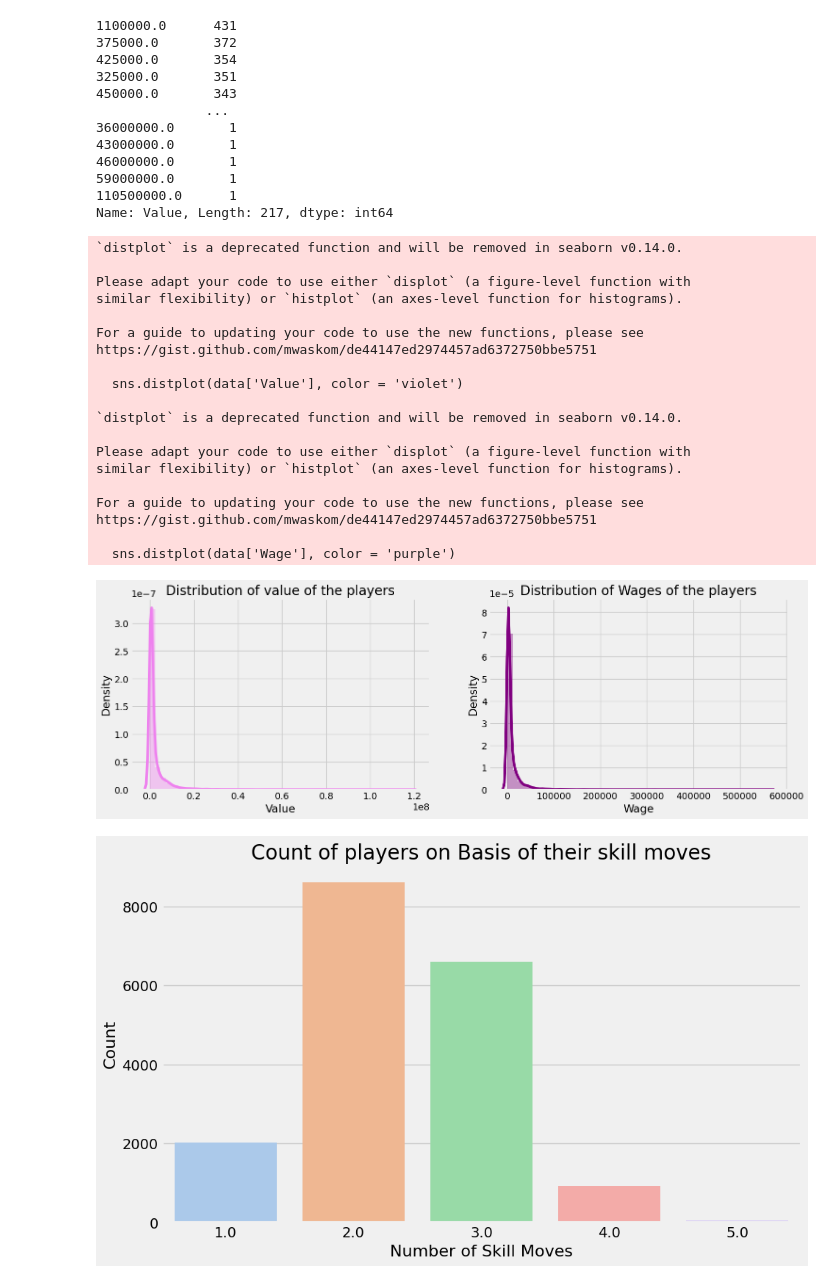
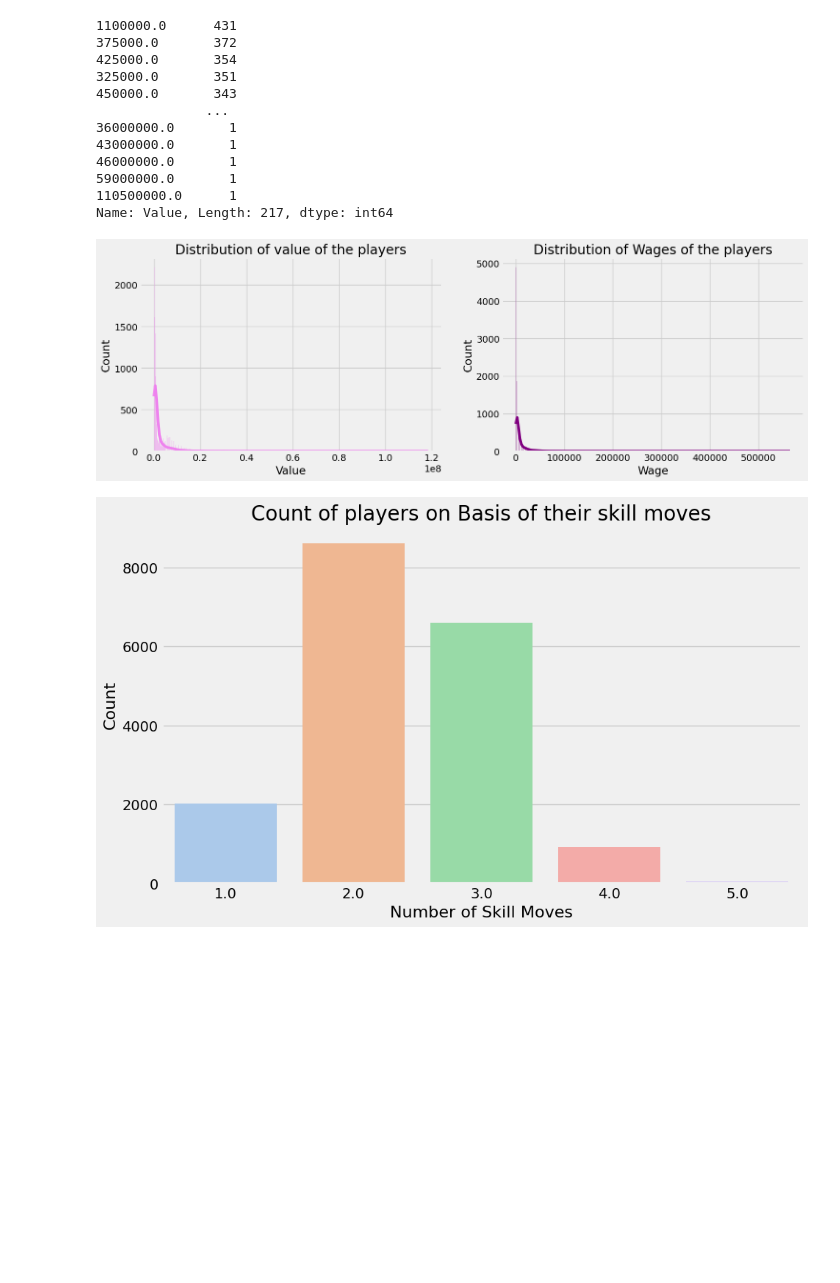
Before and after one commit to Bomitech02/Python, a Jupyter notebook: Data science/FIFA_data/Project_FIFA_data.ipynb, the cells around one changed output. Saved outputs shown, nothing was run; the diff lists cells and outputs as text; code cells hidden in the pictures; blank space fills up the shorter version.

```diff
--- a/Data science/FIFA_data/Project_FIFA_data.ipynb
+++ b/Data science/FIFA_data/Project_FIFA_data.ipynb
@@ -368,36 +359,17 @@ Name: Value, Length: 217, dtype: int64
 # %%
 #Visualizing the data
 plt.rcParams['figure.figsize'] = (16, 5)
 plt.subplot(1, 2, 1)
-sns.distplot(data['Value'], color = 'violet')
+sns.histplot(data['Value'], color = 'violet', kde = True)
 plt.title('Distribution of value of the players')
 
 plt.subplot(1, 2, 2)
-sns.distplot(data['Wage'], color = 'purple')
+sns.histplot(data['Wage'], color = 'purple', kde = True)
 plt.title('Distribution of Wages of the players')
 
 plt.show()
 # %% [output]
-`distplot` is a deprecated function and will be removed in seaborn v0.14.0.
-
-Please adapt your code to use either `displot` (a figure-level function with
-similar flexibility) or `histplot` (an axes-level function for histograms).
-
-For a guide to updating your code to use the new functions, please see
-https://gist.github.com/mwaskom/de44147ed2974457ad6372750bbe5751
-
-  sns.distplot(data['Value'], color = 'violet')
-
-`distplot` is a deprecated function and will be removed in seaborn v0.14.0.
-
-Please adapt your code to use either `displot` (a figure-level function with
-similar flexibility) or `histplot` (an axes-level function for histograms).
-
-For a guide to updating your code to use the new functions, please see
-https://gist.github.com/mwaskom/de44147ed2974457ad6372750bbe5751
-
-  sns.distplot(data['Wage'], color = 'purple')
-[figure, old version]
+[figure, new version]
 # %%
 #Skills moves of players
 plt.figure(figsize = (10, 6))
```
Also changed, not shown: parts of 6 cells of this notebook.
